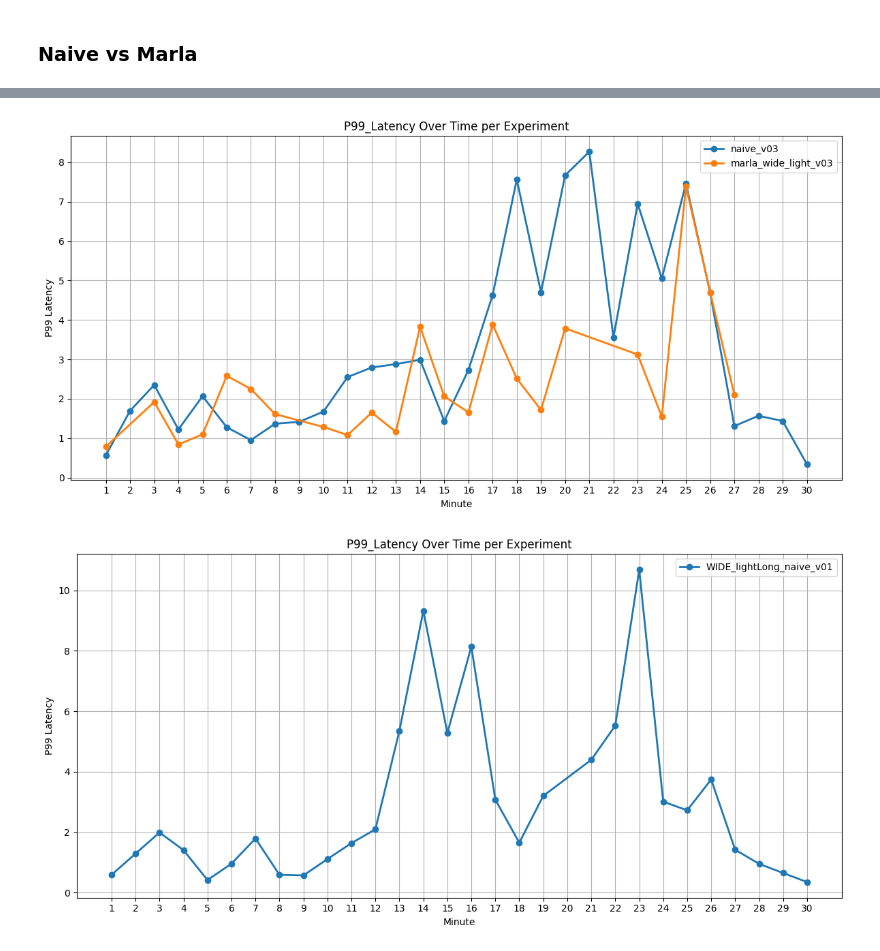
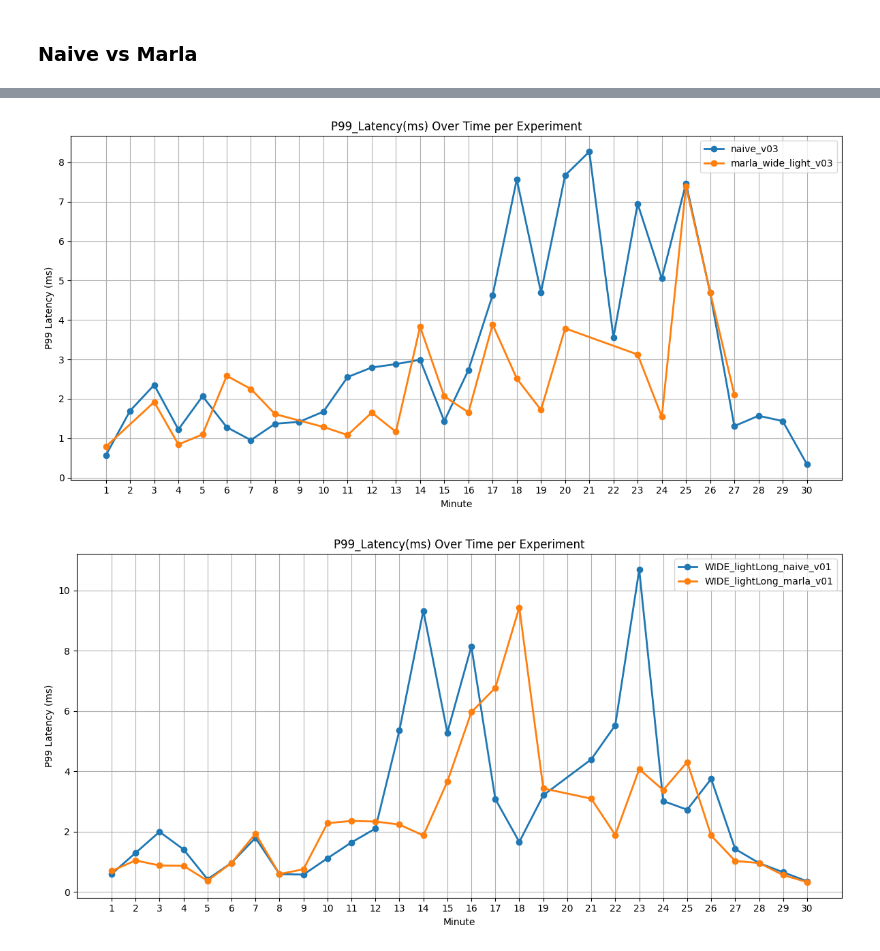
Before and after one commit to georgakopoulosgeo/Interference_Thesis_NTUA, a Jupyter notebook: Results/naive_vs_marla.ipynb, the cells around one changed output, grey strips where cells are left out. Cells and saved outputs as stored; diff of their text form; code cells hidden in the pictures.

```diff
--- a/Results/naive_vs_marla.ipynb
+++ b/Results/naive_vs_marla.ipynb
@@ -36,10 +39,9 @@ def plot_metric_over_time(csv_filenames, metric="P99_Latency", folder_path=csv_f
 
         label = filename.replace(".csv", "")
         plt.plot(df['Minute'], df[metric], marker='o', linewidth=2, label=label)
-
-    plt.title(f"{metric} Over Time per Experiment")
+    plt.title(f"{metric}(ms) Over Time per Experiment")
     plt.xlabel("Minute")
-    plt.ylabel(metric.replace("_", " "))
+    plt.ylabel(metric.replace("_", " ") + " (ms)")
     plt.legend()
     plt.grid(True)
     plt.tight_layout()
@@ -54,8 +73,8 @@ plot_metric_over_time(["naive_v01.csv", "marla_v01.csv"])
 #"marla_wide_light_v03.csv"
 plot_metric_over_time(["naive_v03.csv", "marla_wide_light_v03.csv"], metric="P99_Latency")
 # %% [output]
-[figure, old version]
+[figure, new version]
 # %%
-plot_metric_over_time(["WIDE_lightLong_naive_v01.csv"])
+plot_metric_over_time(["WIDE_lightLong_naive_v01.csv","WIDE_lightLong_marla_v01.csv"])
 # %% [output]
-[figure, old version]
+[figure, new version]
```
Also changed, not shown: parts of 3 cells of this notebook, 4 other files.
